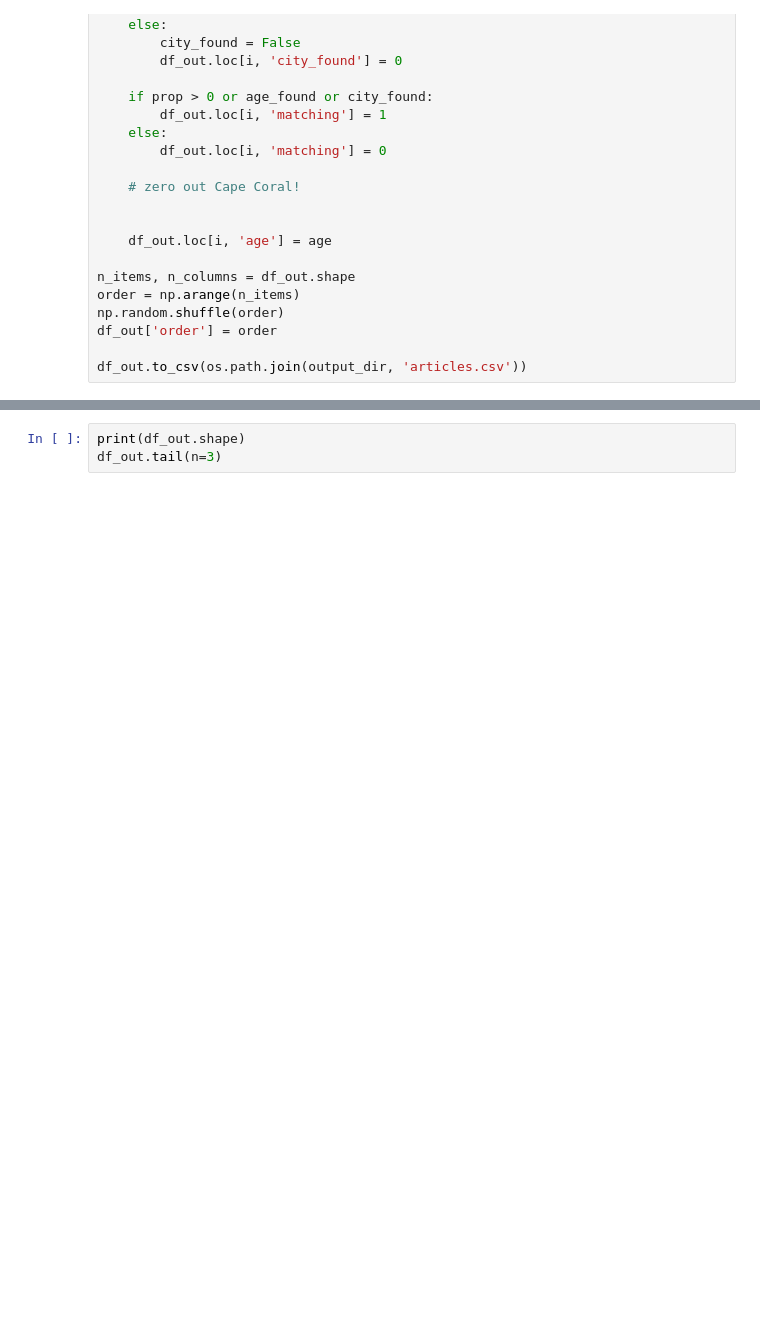
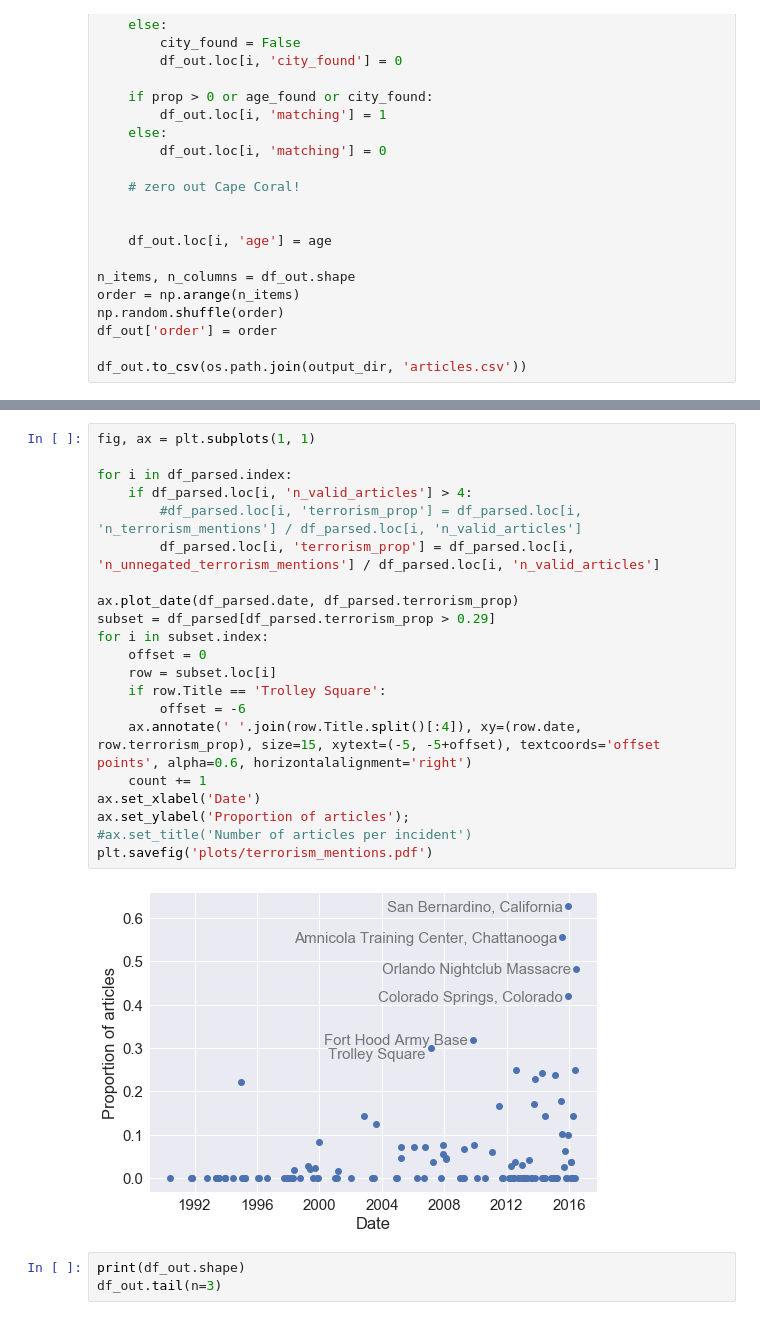
Before and after one commit to dallascard/terrorism, a Jupyter notebook: explore_articles.ipynb, the cells around one changed output, grey strips where cells are left out. Saved outputs shown, nothing was run; the diff lists cells and outputs as text; blank space fills up the shorter version.

```diff
--- a/explore_articles.ipynb
+++ b/explore_articles.ipynb
@@ -619,3 +624,26 @@ plt.savefig('plots/articles_per_event.pdf')
+# %%
+fig, ax = plt.subplots(1, 1)
+
+for i in df_parsed.index:
+    if df_parsed.loc[i, 'n_valid_articles'] > 4:
+        #df_parsed.loc[i, 'terrorism_prop'] = df_parsed.loc[i, 'n_terrorism_mentions'] / df_parsed.loc[i, 'n_valid_articles']
+        df_parsed.loc[i, 'terrorism_prop'] = df_parsed.loc[i, 'n_unnegated_terrorism_mentions'] / df_parsed.loc[i, 'n_valid_articles']
+
+ax.plot_date(df_parsed.date, df_parsed.terrorism_prop)
+subset = df_parsed[df_parsed.terrorism_prop > 0.29]
+for i in subset.index:
+    offset = 0
+    row = subset.loc[i]
+    if row.Title == 'Trolley Square':
+        offset = -6
+    ax.annotate(' '.join(row.Title.split()[:4]), xy=(row.date, row.terrorism_prop), size=15, xytext=(-5, -5+offset), textcoords='offset points', alpha=0.6, horizontalalignment='right')
+    count += 1
+ax.set_xlabel('Date')
+ax.set_ylabel('Proportion of articles');
+#ax.set_title('Number of articles per incident')
+plt.savefig('plots/terrorism_mentions.pdf')
+# %% [output]
+[figure, added]
 # %%
 print(df_out.shape)
 df_out.tail(n=3)
```
Also changed, not shown: parts of 2 cells of this notebook, 1 other file.
